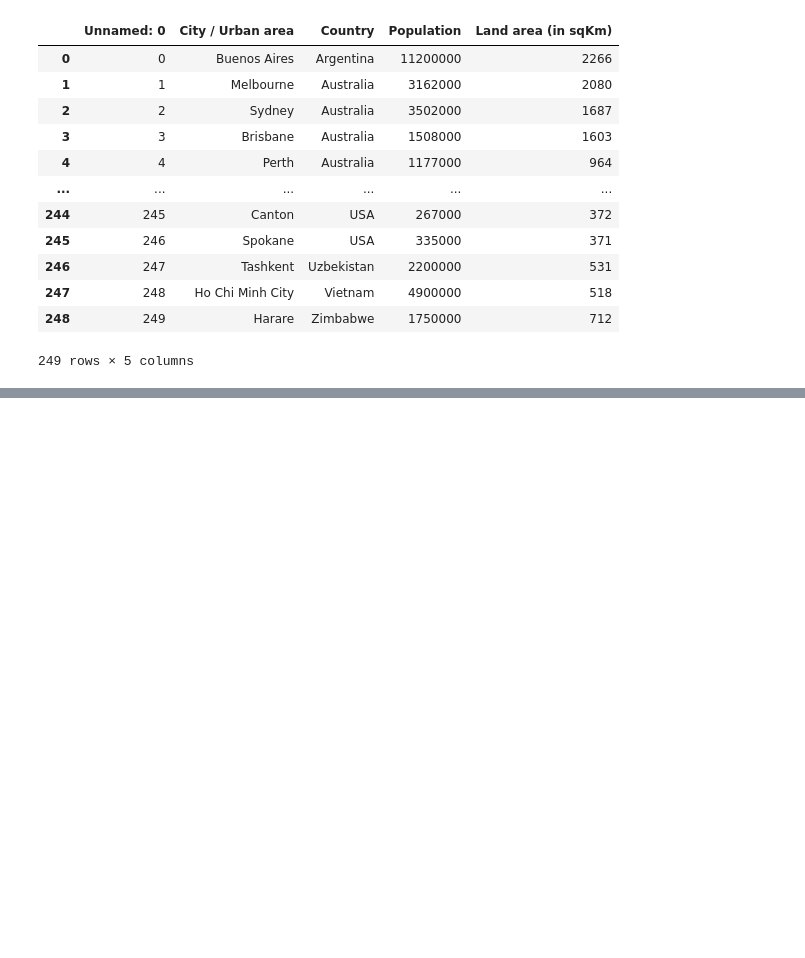
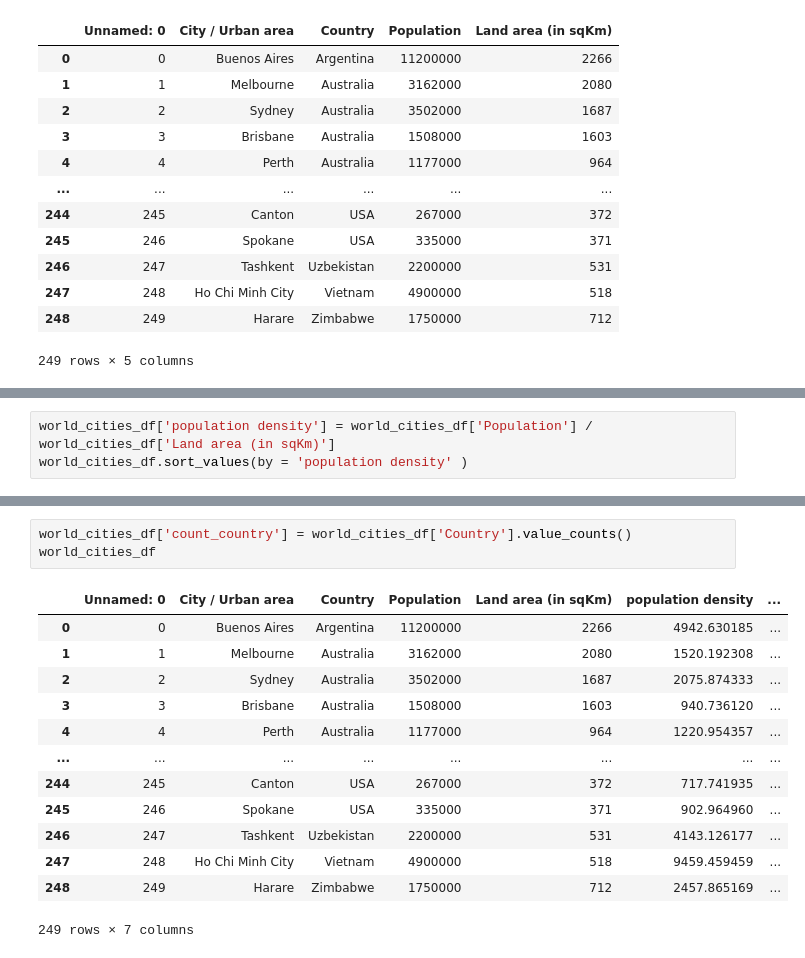
Before and after one commit to updaun/PythonBasic, a Jupyter notebook: codeit/data_science/data_science6.ipynb, the cells around one changed output, grey strips where cells are left out. Saved outputs shown, nothing was run; the diff lists cells and outputs as text; blank space fills up the shorter version.

```diff
--- a/codeit/data_science/data_science6.ipynb
+++ b/codeit/data_science/data_science6.ipynb
@@ -242,0 +275,3 @@ Name: Country, Length: 61, dtype: int64
+# %%
+world_cities_df['population density'] = world_cities_df['Population'] / world_cities_df['Land area (in sqKm)']
+world_cities_df.sort_values(by = 'population density' )
@@ -242,0 +292,17 @@ Name: Country, Length: 61, dtype: int64
+# %%
+world_cities_df['count_country'] = world_cities_df['Country'].value_counts()
+world_cities_df
+# %% [output]
+|  | Unnamed: 0 | City / Urban area | Country | Population | Land area (in sqKm) | population density | ... |
+| 0 | 0 | Buenos Aires | Argentina | 11200000 | 2266 | 4942.630185 | ... |
+| 1 | 1 | Melbourne | Australia | 3162000 | 2080 | 1520.192308 | ... |
+| 2 | 2 | Sydney | Australia | 3502000 | 1687 | 2075.874333 | ... |
+| 3 | 3 | Brisbane | Australia | 1508000 | 1603 | 940.736120 | ... |
+| 4 | 4 | Perth | Australia | 1177000 | 964 | 1220.954357 | ... |
+| ... | ... | ... | ... | ... | ... | ... | ... |
+| 244 | 245 | Canton | USA | 267000 | 372 | 717.741935 | ... |
+| 245 | 246 | Spokane | USA | 335000 | 371 | 902.964960 | ... |
+| 246 | 247 | Tashkent | Uzbekistan | 2200000 | 531 | 4143.126177 | ... |
+| 247 | 248 | Ho Chi Minh City | Vietnam | 4900000 | 518 | 9459.459459 | ... |
+| 248 | 249 | Harare | Zimbabwe | 1750000 | 712 | 2457.865169 | ... |
+249 rows × 7 columns
```
Also changed, not shown: parts of 9 cells of this notebook.
